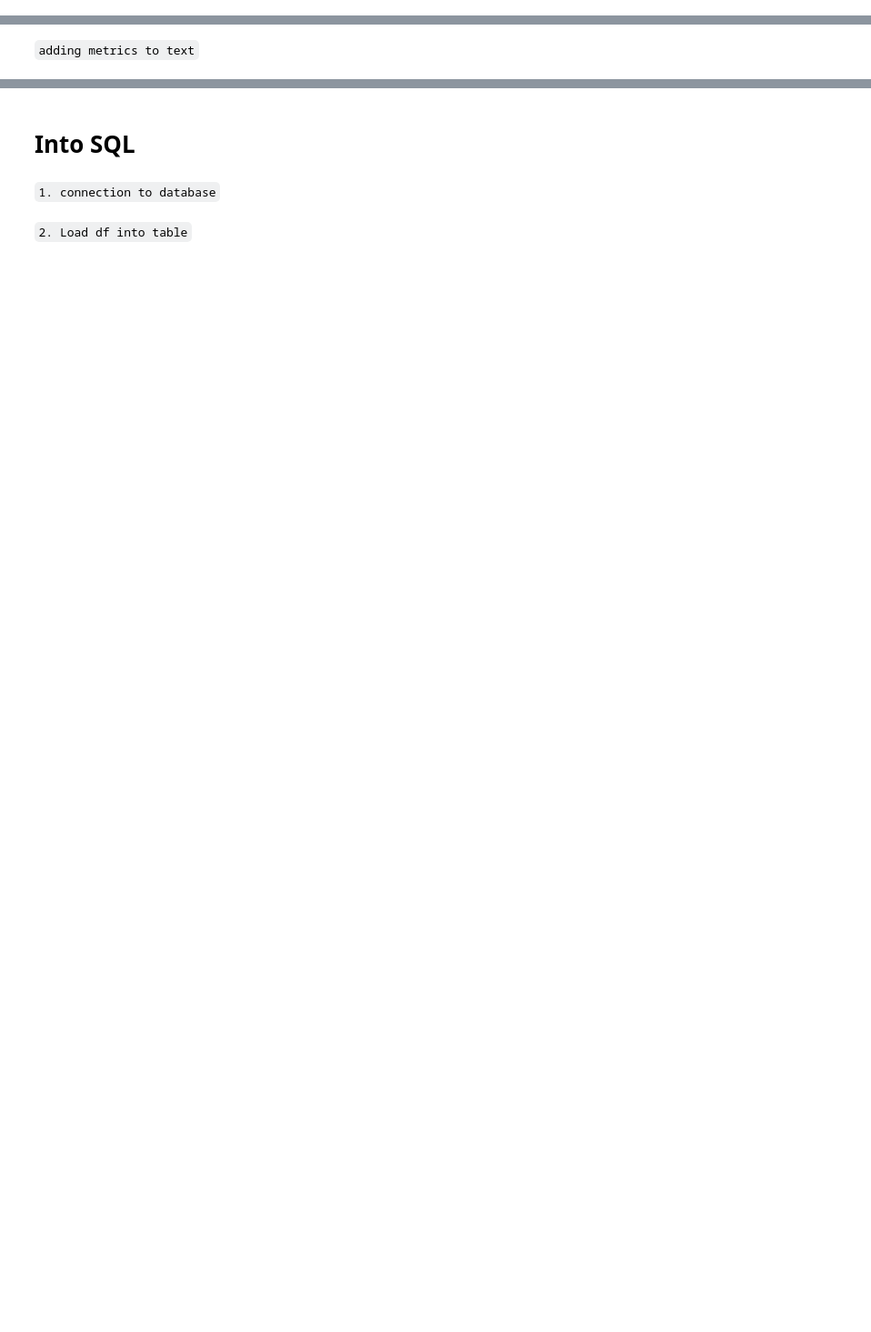
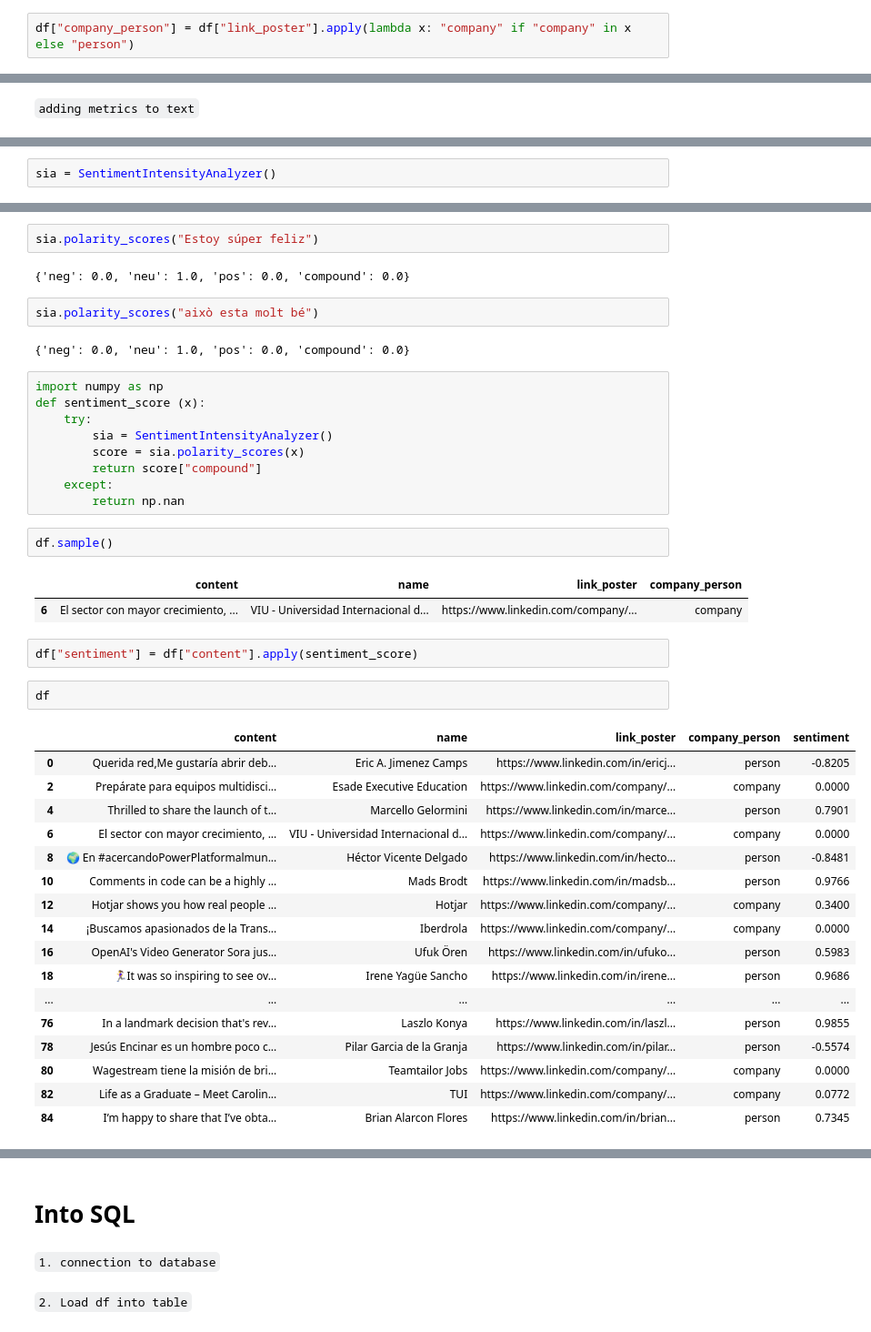
Before and after one commit to Ironhack-data-bcn-january-2024/lectures, a Jupyter notebook: week-6/01. Selenium.ipynb, the cells around one changed output, grey strips where cells are left out. Shown at 91% size. Cells and saved outputs as stored; diff of their text form; blank space fills up the shorter version.

```diff
--- a/week-6/01. Selenium.ipynb
+++ b/week-6/01. Selenium.ipynb
@@ -115,0 +293,2 @@ with open("linkedin.html", "r") as file:
+# %%
+df["company_person"] = df["link_poster"].apply(lambda x: "company" if "company" in x else "person")
@@ -117,0 +321,2 @@ with open("linkedin.html", "r") as file:
+# %%
+sia = SentimentIntensityAnalyzer()
@@ -117,0 +343,44 @@ with open("linkedin.html", "r") as file:
+# %%
+sia.polarity_scores("Estoy súper feliz")
+# %% [output]
+{'neg': 0.0, 'neu': 1.0, 'pos': 0.0, 'compound': 0.0}
+# %%
+sia.polarity_scores("això esta molt bé")
+# %% [output]
+{'neg': 0.0, 'neu': 1.0, 'pos': 0.0, 'compound': 0.0}
+# %%
+import numpy as np
+def sentiment_score (x):
+    try:
+        sia = SentimentIntensityAnalyzer()
+        score = sia.polarity_scores(x)
+        return score["compound"]
+    except:
+        return np.nan
+# %%
+df.sample()
+# %% [output]
+|  | content | name | link_poster | company_person |
+| 6 | El sector con mayor crecimiento, ... | VIU - Universidad Internacional d... | https://www.linkedin.com/company/... | company |
+# %%
+df["sentiment"] = df["content"].apply(sentiment_score)
+# %%
+df
+# %% [output]
+|  | content | name | link_poster | company_person | sentiment |
+| 0 | Querida red,Me gustaría abrir deb... | Eric A. Jimenez Camps | https://www.linkedin.com/in/ericj... | person | -0.8205 |
+| 2 | Prepárate para equipos multidisci... | Esade Executive Education | https://www.linkedin.com/company/... | company | 0.0000 |
+| 4 | Thrilled to share the launch of t... | Marcello Gelormini | https://www.linkedin.com/in/marce... | person | 0.7901 |
+| 6 | El sector con mayor crecimiento, ... | VIU - Universidad Internacional d... | https://www.linkedin.com/company/... | company | 0.0000 |
+| 8 | 🌍 En #acercandoPowerPlatformalmun... | Héctor Vicente Delgado | https://www.linkedin.com/in/hecto... | person | -0.8481 |
+| 10 | Comments in code can be a highly ... | Mads Brodt | https://www.linkedin.com/in/madsb... | person | 0.9766 |
+| 12 | Hotjar shows you how real people ... | Hotjar | https://www.linkedin.com/company/... | company | 0.3400 |
+| 14 | ¡Buscamos apasionados de la Trans... | Iberdrola | https://www.linkedin.com/company/... | company | 0.0000 |
+| 16 | OpenAI's Video Generator Sora jus... | Ufuk Ören | https://www.linkedin.com/in/ufuko... | person | 0.5983 |
+| 18 | 🏃‍♀️It was so inspiring to see ov... | Irene Yagüe Sancho | https://www.linkedin.com/in/irene... | person | 0.9686 |
+| ... | ... | ... | ... | ... | ... |
+| 76 | In a landmark decision that's rev... | Laszlo Konya | https://www.linkedin.com/in/laszl... | person | 0.9855 |
+| 78 | Jesús Encinar es un hombre poco c... | Pilar Garcia de la Granja | https://www.linkedin.com/in/pilar... | person | -0.5574 |
+| 80 | Wagestream tiene la misión de bri... | Teamtailor Jobs | https://www.linkedin.com/company/... | company | 0.0000 |
+| 82 | Life as a Graduate – Meet Carolin... | TUI | https://www.linkedin.com/company/... | company | 0.0772 |
+| 84 | I’m happy to share that I’ve obta... | Brian Alarcon Flores | https://www.linkedin.com/in/brian... | person | 0.7345 |
```
Also changed, not shown: parts of 48 cells of this notebook, 2 other files.
